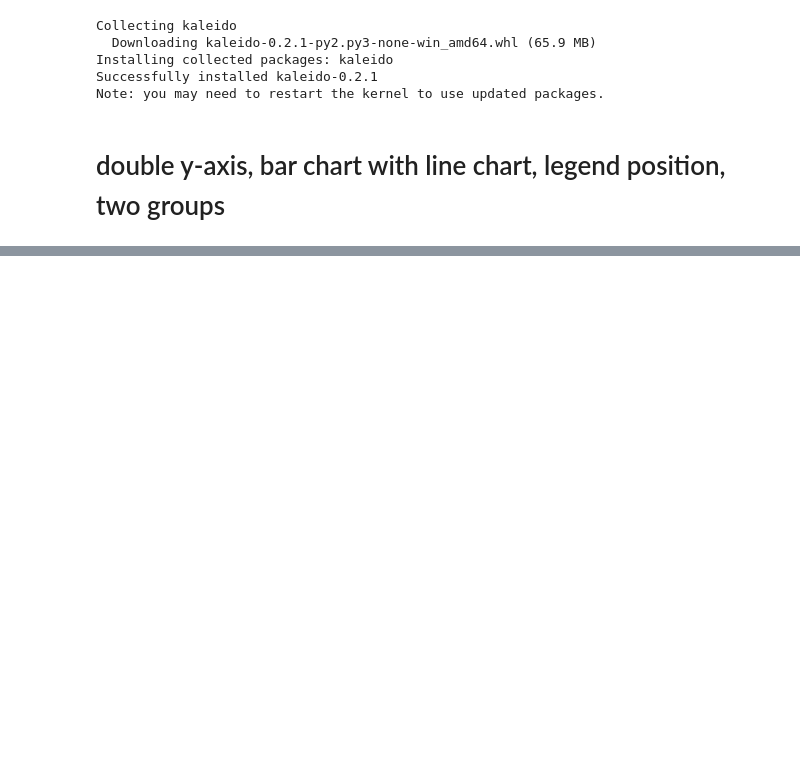
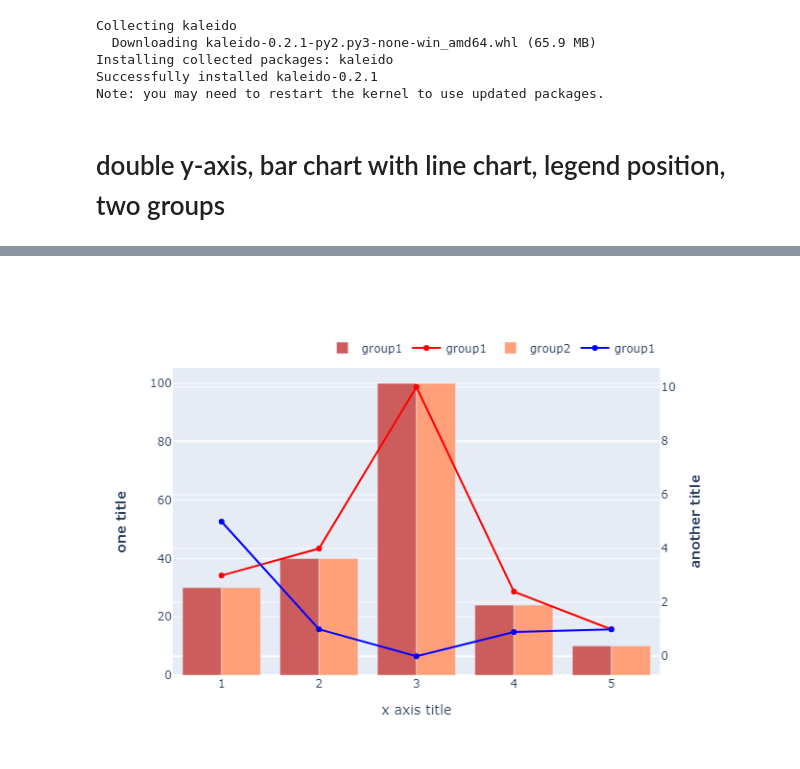
Before and after one commit to Huilin-Li/visualization, a Jupyter notebook: plotly.ipynb, the cells around one changed output, grey strips where cells are left out. Cells and saved outputs as stored; diff of their text form; code cells hidden in the pictures; blank space fills up the shorter version.

```diff
--- a/plotly.ipynb
+++ b/plotly.ipynb
@@ -78,6 +78,6 @@ fig.update_layout(legend=dict(
 
 # fig.write_image("op.png")
 # # fig.show()
-
-py.iplot(fig, filename='test')
+fig.show("png")
+#py.iplot(fig, filename='test')
 # %% [output]
@@ -84,0 +84 @@ py.iplot(fig, filename='test')
+[figure, added]
```
Also changed, not shown: parts of 1 cell of this notebook.
